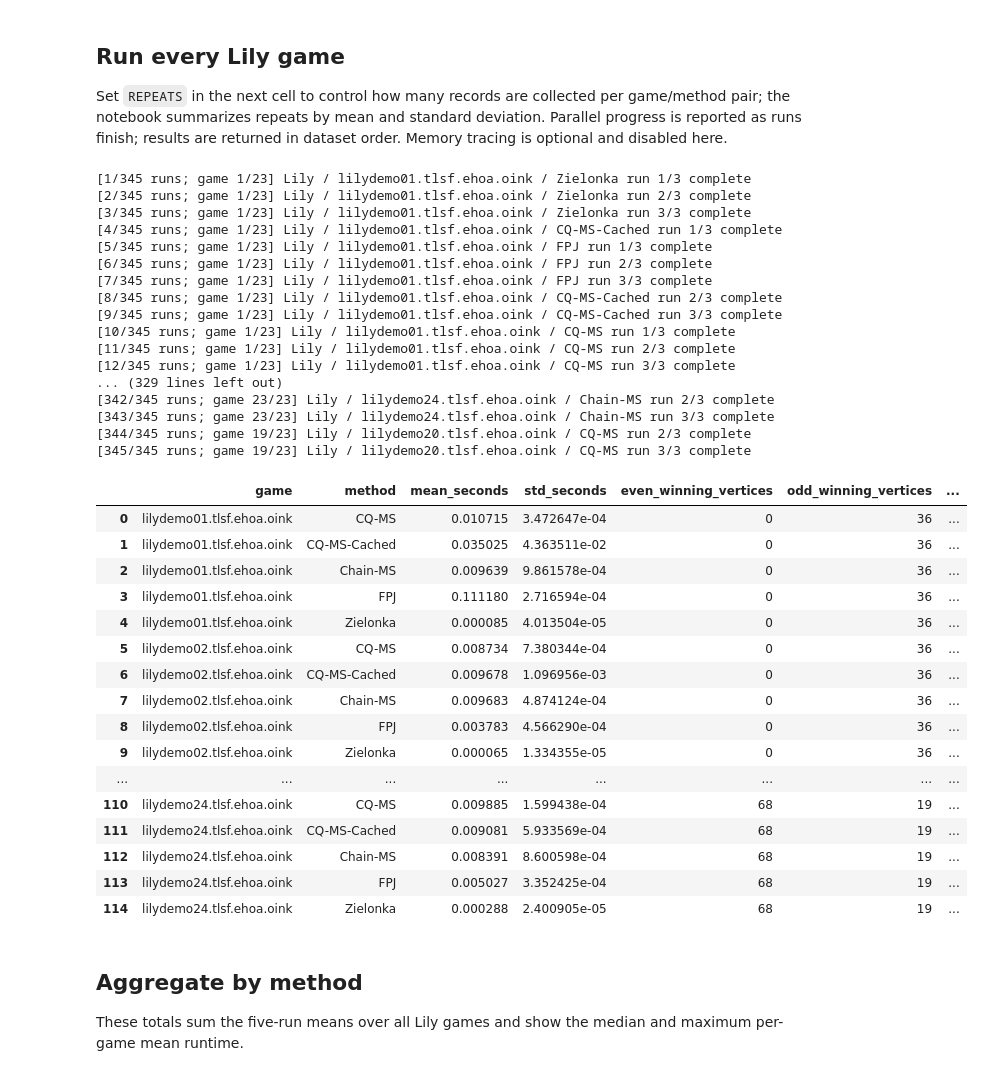
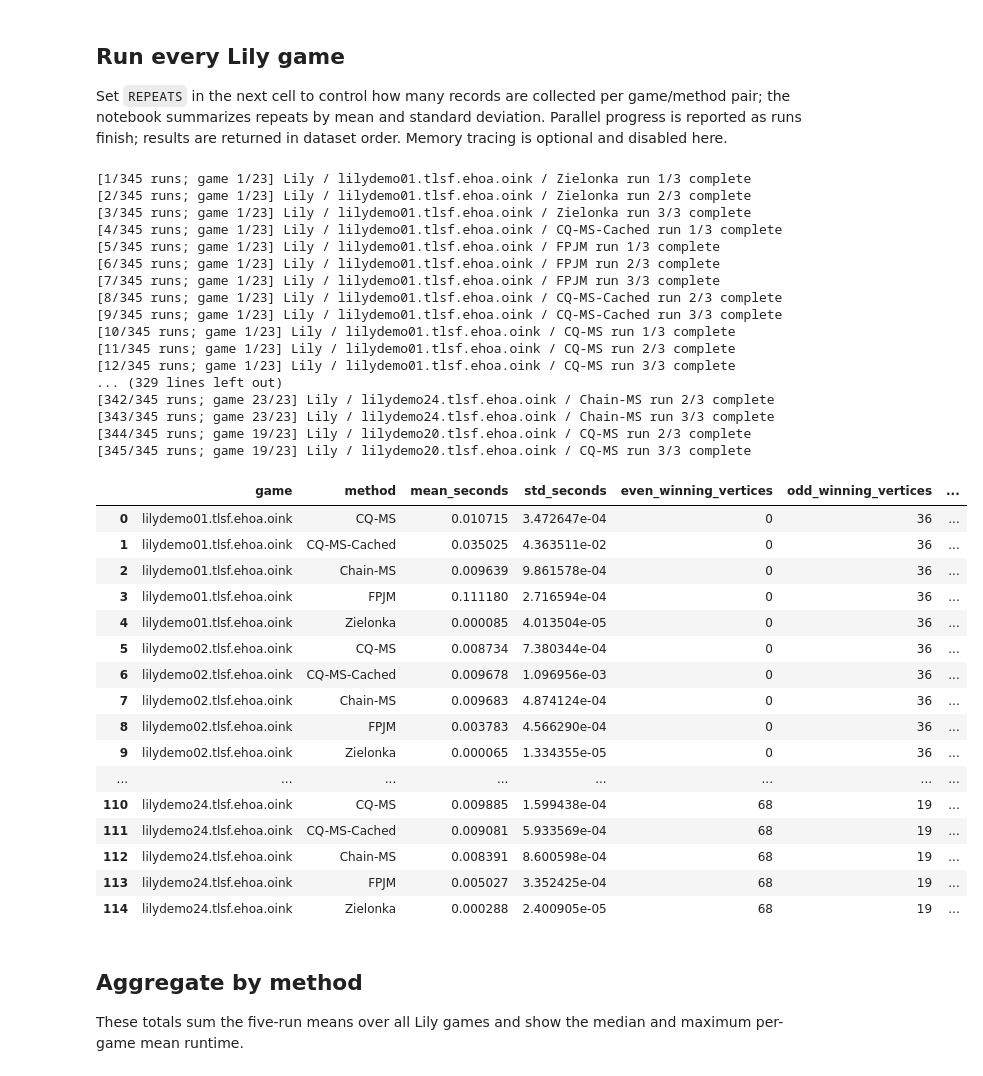
Before and after one commit to totoboro/research-project-2026, a Jupyter notebook: code/notebooks/benchmark_lily.ipynb, the cells around one changed output. Drawn from its saved outputs; the diff is of its cells as text; code cells hidden in the pictures.

```diff
--- a/code/notebooks/benchmark_lily.ipynb
+++ b/code/notebooks/benchmark_lily.ipynb
@@ -31,7 +31,7 @@ WORKERS = 4
 Set `REPEATS` in the next cell to control how many records are collected per game/method pair; the notebook summarizes repeats by mean and standard deviation. Parallel progress is reported as runs finish; results are returned in dataset order. Memory tracing is optional and disabled here.
 # %%
 REPEATS = 3
-METHODS = ('FPJ', 'Zielonka', 'CQ-MS-Cached', 'CQ-MS', 'Chain-MS')
+METHODS = ('FPJM', 'Zielonka', 'CQ-MS-Cached', 'CQ-MS', 'Chain-MS')
 
 run_records = benchmark_dataset(
     'Lily',
@@ -52,48 +52,48 @@ results = (
     .agg(
         mean_seconds=('runtime_seconds', 'mean'),
         std_seconds=('runtime_seconds', 'std'),
         even_winning_vertices=('even_winning_vertices', 'first'),
         odd_winning_vertices=('odd_winning_vertices', 'first'),
         strategy_edges=('strategy_edges', 'first'),
         bdd_nodes=('bdd_nodes', 'first'),
         solution_fingerprint=('solution_fingerprint', 'first'),
     )
 )
 display(results.sort_values(['game', 'method']).reset_index(drop=True))
 # %% [output]
 [1/345 runs; game 1/23] Lily / lilydemo01.tlsf.ehoa.oink / Zielonka run 1/3 complete
 [2/345 runs; game 1/23] Lily / lilydemo01.tlsf.ehoa.oink / Zielonka run 2/3 complete
 [3/345 runs; game 1/23] Lily / lilydemo01.tlsf.ehoa.oink / Zielonka run 3/3 complete
 [4/345 runs; game 1/23] Lily / lilydemo01.tlsf.ehoa.oink / CQ-MS-Cached run 1/3 complete
-[5/345 runs; game 1/23] Lily / lilydemo01.tlsf.ehoa.oink / FPJ run 1/3 complete
-[6/345 runs; game 1/23] Lily / lilydemo01.tlsf.ehoa.oink / FPJ run 2/3 complete
-[7/345 runs; game 1/23] Lily / lilydemo01.tlsf.ehoa.oink / FPJ run 3/3 complete
+[5/345 runs; game 1/23] Lily / lilydemo01.tlsf.ehoa.oink / FPJM run 1/3 complete
+[6/345 runs; game 1/23] Lily / lilydemo01.tlsf.ehoa.oink / FPJM run 2/3 complete
+[7/345 runs; game 1/23] Lily / lilydemo01.tlsf.ehoa.oink / FPJM run 3/3 complete
 [8/345 runs; game 1/23] Lily / lilydemo01.tlsf.ehoa.oink / CQ-MS-Cached run 2/3 complete
 [9/345 runs; game 1/23] Lily / lilydemo01.tlsf.ehoa.oink / CQ-MS-Cached run 3/3 complete
 [10/345 runs; game 1/23] Lily / lilydemo01.tlsf.ehoa.oink / CQ-MS run 1/3 complete
 [11/345 runs; game 1/23] Lily / lilydemo01.tlsf.ehoa.oink / CQ-MS run 2/3 complete
 [12/345 runs; game 1/23] Lily / lilydemo01.tlsf.ehoa.oink / CQ-MS run 3/3 complete
 ... (329 lines left out)
 [342/345 runs; game 23/23] Lily / lilydemo24.tlsf.ehoa.oink / Chain-MS run 2/3 complete
 [343/345 runs; game 23/23] Lily / lilydemo24.tlsf.ehoa.oink / Chain-MS run 3/3 complete
 [344/345 runs; game 19/23] Lily / lilydemo20.tlsf.ehoa.oink / CQ-MS run 2/3 complete
 [345/345 runs; game 19/23] Lily / lilydemo20.tlsf.ehoa.oink / CQ-MS run 3/3 complete
 |  | game | method | mean_seconds | std_seconds | even_winning_vertices | odd_winning_vertices | ... |
 | 0 | lilydemo01.tlsf.ehoa.oink | CQ-MS | 0.010715 | 3.472647e-04 | 0 | 36 | ... |
 | 1 | lilydemo01.tlsf.ehoa.oink | CQ-MS-Cached | 0.035025 | 4.363511e-02 | 0 | 36 | ... |
 | 2 | lilydemo01.tlsf.ehoa.oink | Chain-MS | 0.009639 | 9.861578e-04 | 0 | 36 | ... |
-| 3 | lilydemo01.tlsf.ehoa.oink | FPJ | 0.111180 | 2.716594e-04 | 0 | 36 | ... |
+| 3 | lilydemo01.tlsf.ehoa.oink | FPJM | 0.111180 | 2.716594e-04 | 0 | 36 | ... |
 | 4 | lilydemo01.tlsf.ehoa.oink | Zielonka | 0.000085 | 4.013504e-05 | 0 | 36 | ... |
 | 5 | lilydemo02.tlsf.ehoa.oink | CQ-MS | 0.008734 | 7.380344e-04 | 0 | 36 | ... |
 | 6 | lilydemo02.tlsf.ehoa.oink | CQ-MS-Cached | 0.009678 | 1.096956e-03 | 0 | 36 | ... |
 | 7 | lilydemo02.tlsf.ehoa.oink | Chain-MS | 0.009683 | 4.874124e-04 | 0 | 36 | ... |
-| 8 | lilydemo02.tlsf.ehoa.oink | FPJ | 0.003783 | 4.566290e-04 | 0 | 36 | ... |
+| 8 | lilydemo02.tlsf.ehoa.oink | FPJM | 0.003783 | 4.566290e-04 | 0 | 36 | ... |
 | 9 | lilydemo02.tlsf.ehoa.oink | Zielonka | 0.000065 | 1.334355e-05 | 0 | 36 | ... |
 | ... | ... | ... | ... | ... | ... | ... | ... |
 | 110 | lilydemo24.tlsf.ehoa.oink | CQ-MS | 0.009885 | 1.599438e-04 | 68 | 19 | ... |
 | 111 | lilydemo24.tlsf.ehoa.oink | CQ-MS-Cached | 0.009081 | 5.933569e-04 | 68 | 19 | ... |
 | 112 | lilydemo24.tlsf.ehoa.oink | Chain-MS | 0.008391 | 8.600598e-04 | 68 | 19 | ... |
-| 113 | lilydemo24.tlsf.ehoa.oink | FPJ | 0.005027 | 3.352425e-04 | 68 | 19 | ... |
+| 113 | lilydemo24.tlsf.ehoa.oink | FPJM | 0.005027 | 3.352425e-04 | 68 | 19 | ... |
 | 114 | lilydemo24.tlsf.ehoa.oink | Zielonka | 0.000288 | 2.400905e-05 | 68 | 19 | ... |
 # %% [markdown]
 ## Aggregate by method
```
Also changed, not shown: parts of 5 cells of this notebook, 22 other files.
